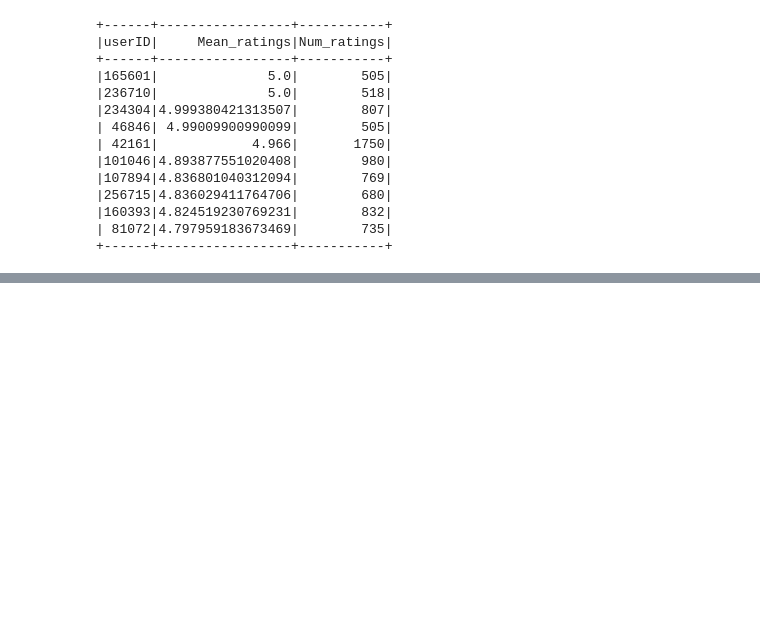
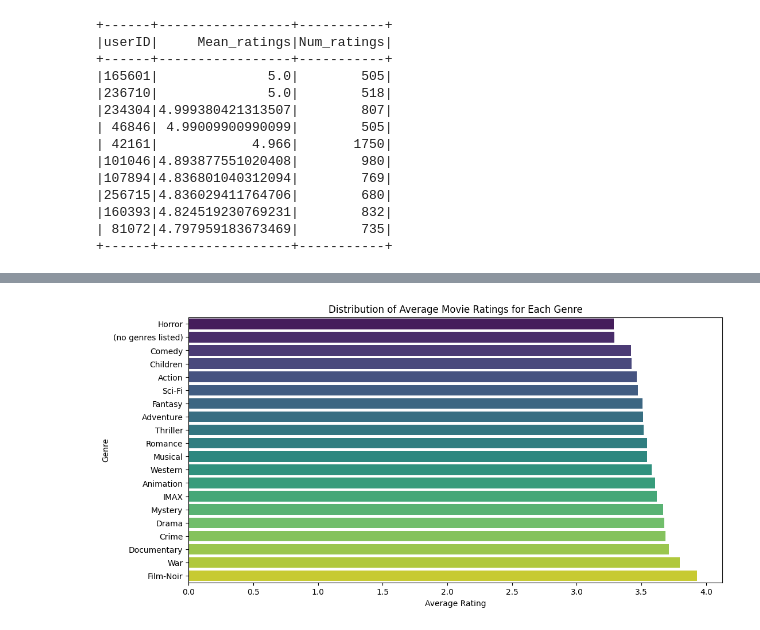
Before and after one commit to CooperGibbs/Movies-Analysis, a Jupyter notebook: main.ipynb, the cells around one changed output, grey strips where cells are left out. Drawn from its saved outputs; the diff is of its cells as text; code cells hidden in the pictures; blank space fills up the shorter version.

```diff
--- a/main.ipynb
+++ b/main.ipynb
@@ -453,0 +518,4 @@ D.show()
+# %%
+plot_genre_ratings(X)
+# %% [output]
+[figure, added]
```
Also changed, not shown: parts of 13 cells of this notebook, 1 other file.
